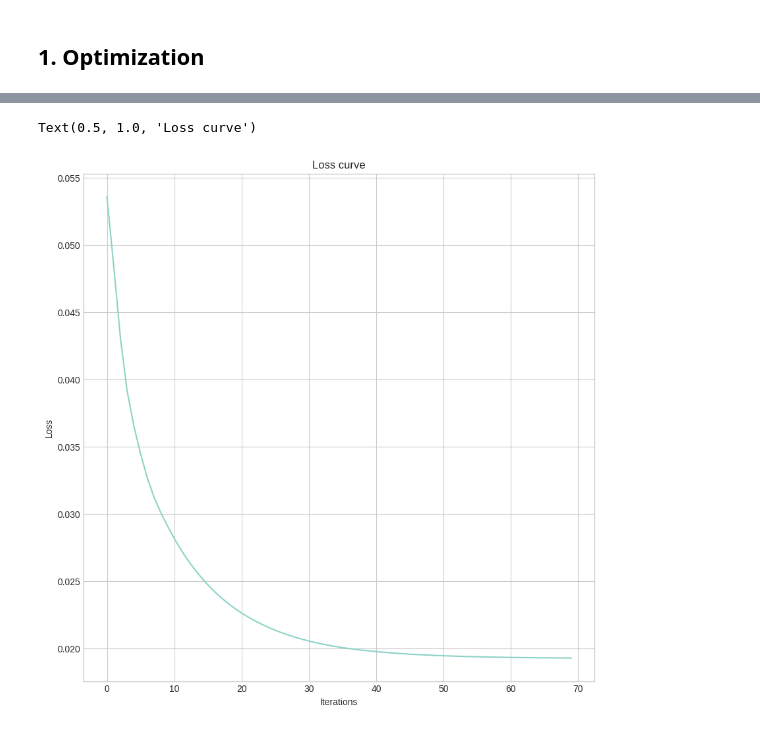
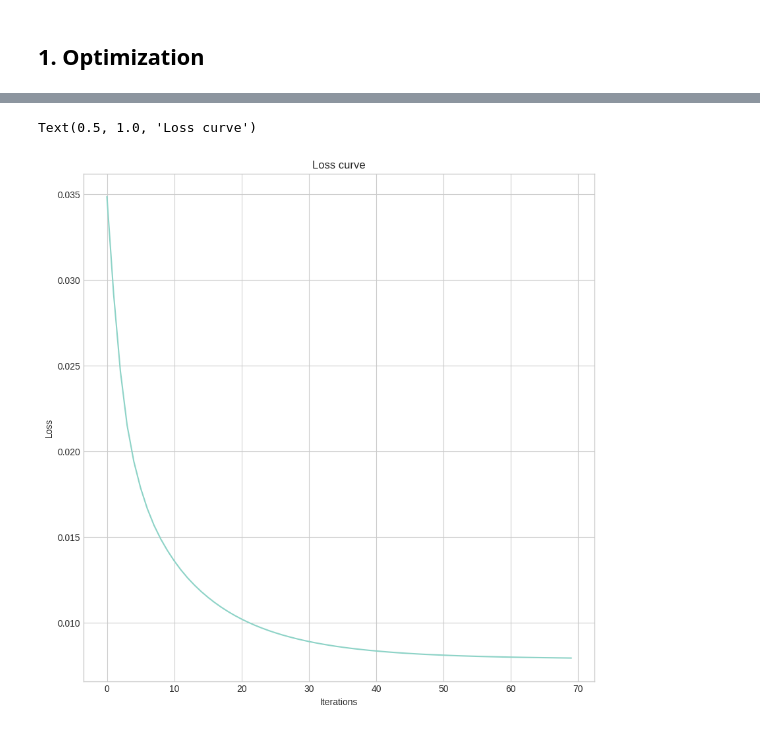
Before and after one commit to Linketic/TC-Light, a Jupyter notebook: notebooks/rgbd_opt.ipynb, the cells around one changed output, grey strips where cells are left out. Drawn from its saved outputs; the diff is of its cells as text; code cells hidden in the pictures.

```diff
--- a/notebooks/rgbd_opt.ipynb
+++ b/notebooks/rgbd_opt.ipynb
@@ -311,14 +317,22 @@ iterations = 70
 pil_list = eu.video_to_pil_list(f'{output_dir}/output_gt.gif')
 org_images = torch.concat([eu.load_image(pil, config.device) for pil in pil_list], dim=0) / 255.0
 
-_, mask_bwd = compute_fwdbwd_mask(flows[:-1], past_flows[1:])
+mask_bwds = torch.ones_like(org_images[:, 0], dtype=torch.bool)
+_, mask_bwds[1:] = compute_fwdbwd_mask(flows[:-1], past_flows[1:])
 org_images_warp = warp_flow(org_images[:-1], past_flows[1:])
-mask_bwd &= (org_images_warp - org_images[1:]).abs().max(dim=1).values < org_images.max().item() * 0.1
-mask_bwd = mask_bwd[:, None, ...].repeat(1, 3, 1, 1)
+mask_bwds[1:] &= (org_images_warp - org_images[1:]).abs().max(dim=1).values < org_images.max().item() * 0.1
+mask_bwds = mask_bwds[:, None, ...].repeat(1, 3, 1, 1)
 
 pil_list = eu.video_to_pil_list(f'{output_dir}/output.gif')
 edited_images = torch.concat([eu.load_image(pil, config.device) for pil in pil_list], dim=0) / 255.0
 N, _, H, W = edited_images.shape
+
+dataset = OptDataset(
+    edited_images,
+    past_flows,
+    mask_bwds,
+    device=data_parser.device
+)
 # %%
 exposure = nn.Parameter(torch.eye(3, 4, device="cuda")[None].repeat(len(frame_ids), 1, 1).requires_grad_(True))
 exposure_optimizer = torch.optim.Adam([exposure])
@@ -379,8 +405,7 @@ Text(0.5, 1.0, 'Loss curve')
 # %%
 with torch.no_grad():
-    edited_images = torch.bmm(edited_images.permute(0, 2, 3, 1).reshape(N, H*W, -1), exposure[:, :3, :3]) + exposure[:, None, :3, 3]
-    edited_images = torch.clamp(edited_images, 0, 1).reshape(N, H, W, 3).permute(0, 3, 1, 2)  # N x 3 x H x W
-    pil_tensor = edited_images.permute(0, 2, 3, 1).reshape(N*H*W, -1)
+    key_frames_idx = torch.arange(0, len(frame_ids), 4)
+    pil_tensor = dataset.edited_images.permute(0, 2, 3, 1).reshape(N*H*W, -1)
     pil_tensor = torch_scatter.scatter(pil_tensor, data_parser.unq_inv, dim=0, reduce='max')
     print(f"Total number of unique voxels: {pil_tensor.shape[0]} / {N * H * W}")
 
@@ -407,57 +432,64 @@ Total number of unique voxels: 19759923 / 49152000
 # %%
-first_iter = 1
 loss_list = []
-pbar = tqdm(total=iterations, desc="Optimizing")
-for i in tqdm(range(first_iter, iterations + 1), desc="Optimizing"):
-    # update learning rate
-    for param_group in exposure_optimizer.param_groups:
-        param_group['lr'] = exposure_scheduler_args(i)
 
-    # features = torch.cat((features_dc, features_rest), dim=1).transpose(1, 2).view(-1, 3, (max_sh_degree+1)**2)
+pbar = tqdm(total=epochs, desc="Optimizing Unique Tensor")
+data_loader = torch.utils.data.DataLoader(
+    dataset,
+    batch_size=batch_size,
+    shuffle=True
+)
+quant_scalor = 8.0 / 255.0
 
-    images = SH2RGB(features_dc)[data_parser.unq_inv].reshape(N, H*W, -1) # N x HW x 3
-    images = torch.clamp(images, 0, 1).reshape(N, H, W, 3).permute(0, 3, 1, 2)  # N x 3 x H x W
+for epoch in range(epochs):
+    for i, (idxs, _edited_images, _, _past_flows, _mask_bwds) in enumerate(data_loader):
+        # iteration = epoch * len(frame_ids) // batch_size + i + 1
+        _mask_bwds = _mask_bwds[idxs>0]
+        cat_images = torch.cat([_edited_images, _pre_edited_images], dim=0)
+        cat_idxs = torch.cat([idxs, idxs-1], dim=0)
+        cat_idxs[cat_idxs < 0] = 0
 
-    Ll1 = l1_loss(images, edited_images)
-    Lssim = 1.0 - ssim(images, edited_images)
-    loss_photometric = (1.0 - lambda_dssim) * Ll1 + lambda_dssim * Lssim
+        unq_inv = data_parser.unq_inv.reshape(N, H, W, -1)[cat_idxs].reshape(-1)
+        cat_images = SH2RGB(features_dc)[unq_inv].reshape(len(cat_idxs), H*W, -1) # N x HW x 3
+        cat_images = torch.clamp(cat_images, 0, 1).reshape(len(cat_idxs), H, W, 3).permute(0, 3, 1, 2)  # N x 3 x H x W
 
-    images_warp = warp_flow(images[:-1], past_flows[1:])
-    # images_warp[~mask_bwd] = 0 * images_warp[~mask_bwd]s
-    # images[1:][~mask_bwd] = 0 * images[1:][~mask_bwd]
-    loss_flow = l1_loss(images_warp[mask_bwd], images[1:][mask_bwd])
-    # Lssim_flow = 1.0 - ssim(images_warp, images[1:])
-    # loss_flow = (1.0 - lambda_dssim) * Ll1_flow + lambda_dssim * Lssim_flow
+        images = cat_images[:len(idxs)]
+        pre_images = cat_images[len(idxs):]
 
-    loss = (1 - lambda_flow) * loss_photometric + lambda_flow * loss_flow
+        warped_images = warp_flow(pre_images, _past_flows)
 
-    loss_list.append(loss.item())
+        loss_flow = l1_loss(warped_images[idxs>0][_mask_bwds], images[idxs>0][_mask_bwds])
+
+        # quantize images to relax the restriction
+
+        loss_photometric  = (1.0 - ms_ssim(images, _edited_images, data_range=1)) * lambda_dssim
+
+        loss = (1 - lambda_exp) * loss_photometric + lambda_exp * loss_flow
+
+        loss_list.append(loss.item())
+
+        loss.backward()
+
+        optimizer.step()
+        optimizer.zero_grad(set_to_none = True)
 
     pbar.set_postfix(
         loss='{:3f}'.format(loss.item()),
         loss_flow='{:3f}'.format(loss_flow.item()),
         loss_photometric='{:3f}'.format(loss_photometric.item())
     )
     pbar.update()
-
-    loss.backward()
-
-    optimizer.step()
-    optimizer.zero_grad(set_to_none = True)
-
-    # torch.cuda.empty_cache()
 
 pbar.close()
 
 plt.style.use("seaborn-v0_8-whitegrid")
 plt.figure(figsize=(10, 10))
 plt.plot(loss_list)
 plt.xlabel("Iterations")
 plt.ylabel("Loss")
 plt.title("Loss curve")
 # %% [output]
 Text(0.5, 1.0, 'Loss curve')
-[figure, old version]
+[figure, new version]
 # %%
 images = SH2RGB(features_dc)[data_parser.unq_inv].reshape(N, H*W, -1) # N x HW x 3
 # images = torch.bmm(images, exposure[:, :3, :3]) + exposure[:, None, :3, 3]
```
Also changed, not shown: parts of 14 cells of this notebook, 4 other files.
